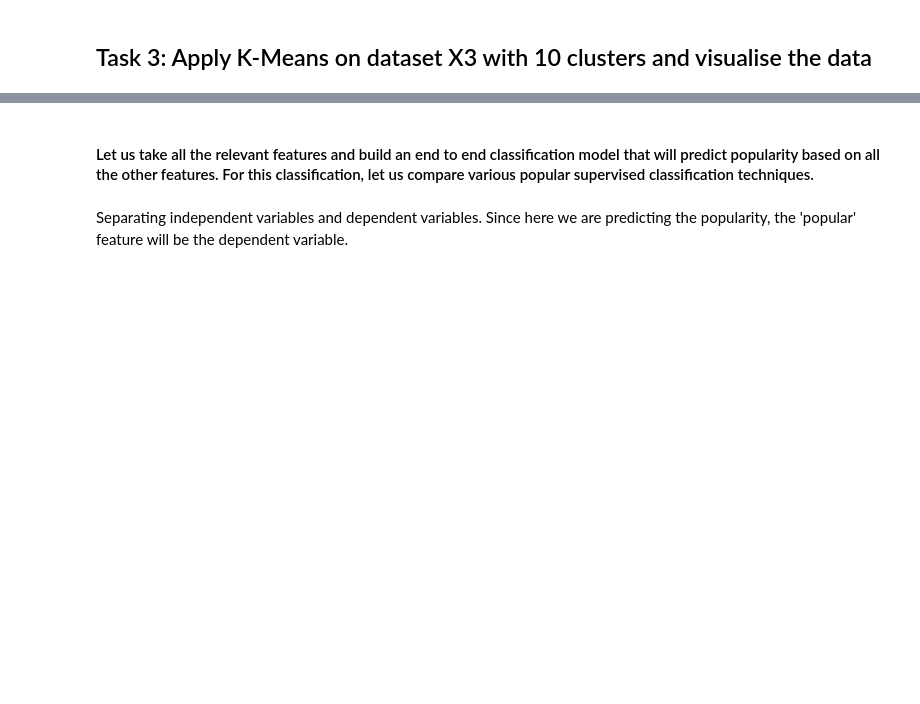
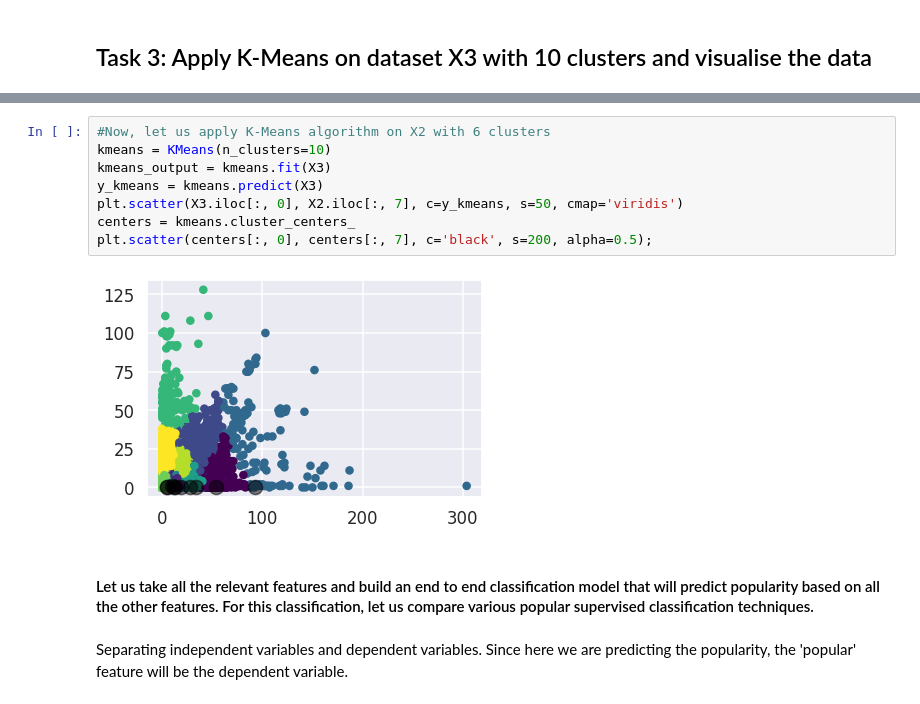
Before and after one commit to zbrianhuang/Viral-Post-Prediction, a Jupyter notebook: [Notebook - Student] Module 11 (Viral Post Prediction)_final.ipynb, the cells around one changed output, grey strips where cells are left out. Saved outputs shown, nothing was run; the diff lists cells and outputs as text; blank space fills up the shorter version.

```diff
--- a/[Notebook - Student] Module 11 (Viral Post Prediction)_final.ipynb
+++ b/[Notebook - Student] Module 11 (Viral Post Prediction)_final.ipynb
@@ -163,3 +163,13 @@ X3 = X.iloc[:, 5:13]
+# %%
+#Now, let us apply K-Means algorithm on X2 with 6 clusters
+kmeans = KMeans(n_clusters=10)
+kmeans_output = kmeans.fit(X3)
+y_kmeans = kmeans.predict(X3)
+plt.scatter(X3.iloc[:, 0], X2.iloc[:, 7], c=y_kmeans, s=50, cmap='viridis')
+centers = kmeans.cluster_centers_
+plt.scatter(centers[:, 0], centers[:, 7], c='black', s=200, alpha=0.5);
+# %% [output]
+[figure, added]
 # %% [markdown]
 #### Let us take all the relevant features and build an end to end classification model that will predict popularity based on all the other features. For this classification, let us compare various popular supervised classification techniques.
 # %% [markdown]
```
Also changed, not shown: parts of 9 cells of this notebook.
